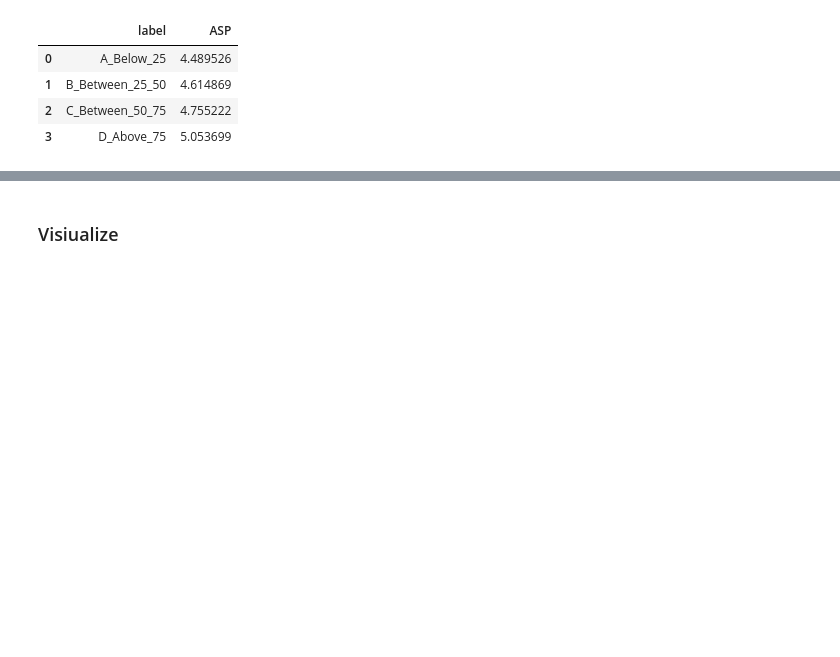
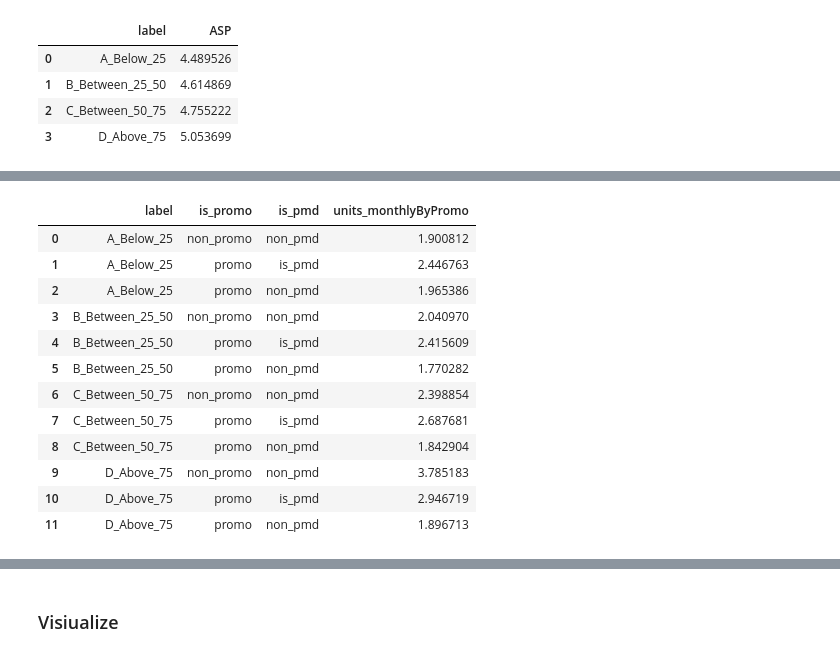
Before and after one commit to dfadeeff/AMZ_Projects, a Jupyter notebook: PMD_Framework.ipynb, the cells around one changed output, grey strips where cells are left out. Drawn from its saved outputs; the diff is of its cells as text; code cells hidden in the pictures; blank space fills up the shorter version.

```diff
--- a/PMD_Framework.ipynb
+++ b/PMD_Framework.ipynb
@@ -539,0 +584,18 @@ s_after.groupby(['encrypted_customer_id','label'])['units_monthly'].mean().reset
+# %%
+s_after.groupby(['encrypted_customer_id','label','is_promo',
+'is_pmd'])['units_monthlyByPromo'].mean().reset_index().groupby(['label','is_promo',
+'is_pmd'])['units_monthlyByPromo'].mean().reset_index()
+# %% [output]
+|  | label | is_promo | is_pmd | units_monthlyByPromo |
+| 0 | A_Below_25 | non_promo | non_pmd | 1.900812 |
+| 1 | A_Below_25 | promo | is_pmd | 2.446763 |
+| 2 | A_Below_25 | promo | non_pmd | 1.965386 |
+| 3 | B_Between_25_50 | non_promo | non_pmd | 2.040970 |
+| 4 | B_Between_25_50 | promo | is_pmd | 2.415609 |
+| 5 | B_Between_25_50 | promo | non_pmd | 1.770282 |
+| 6 | C_Between_50_75 | non_promo | non_pmd | 2.398854 |
+| 7 | C_Between_50_75 | promo | is_pmd | 2.687681 |
+| 8 | C_Between_50_75 | promo | non_pmd | 1.842904 |
+| 9 | D_Above_75 | non_promo | non_pmd | 3.785183 |
+| 10 | D_Above_75 | promo | is_pmd | 2.946719 |
+| 11 | D_Above_75 | promo | non_pmd | 1.896713 |
```
Also changed, not shown: parts of 37 cells of this notebook.
